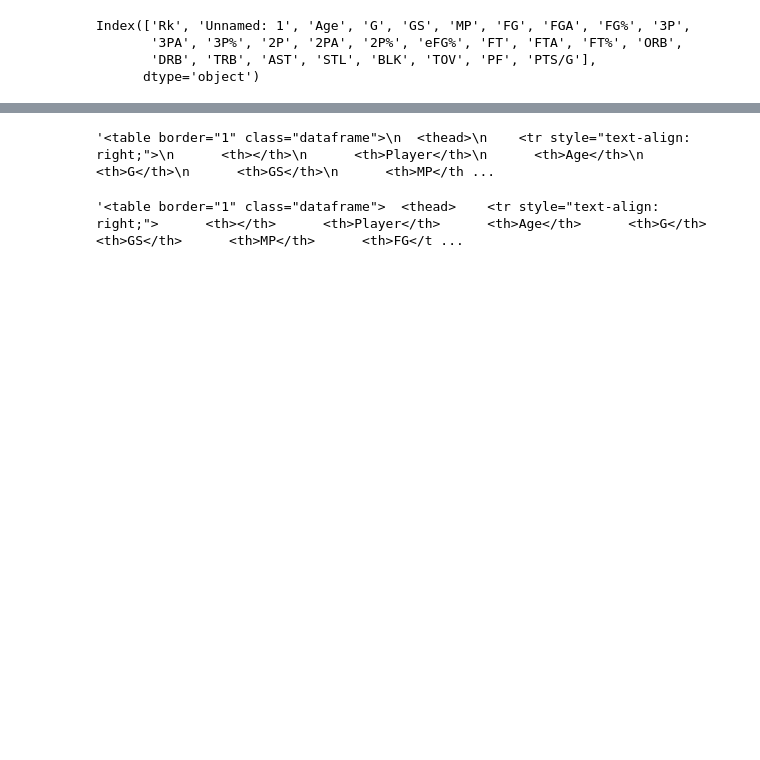
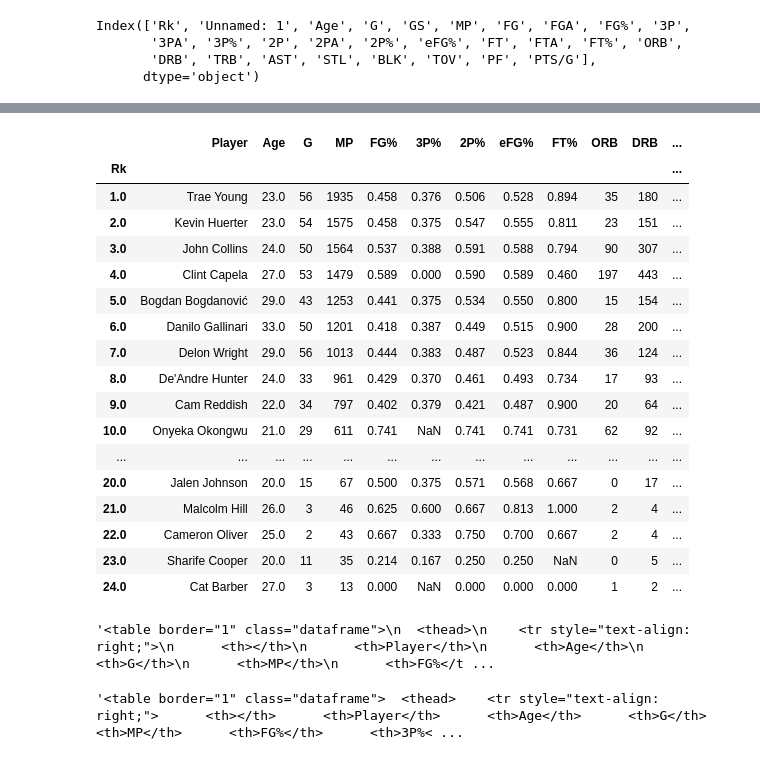
Before and after one commit to almulldreyer/machine-learning-project-4, a Jupyter notebook: scraping/demo stat scrape/statscrape.ipynb, the cells around one changed output, grey strips where cells are left out. Cells and saved outputs as stored; diff of their text form; code cells hidden in the pictures; blank space fills up the shorter version.

```diff
--- a/scraping/demo stat scrape/statscrape.ipynb
+++ b/scraping/demo stat scrape/statscrape.ipynb
@@ -139,15 +159,37 @@ atl22
 | 23.0 | Sharife Cooper | 20.0 | 11 | 0.0 | 35 | 3 | 14 | 0.214 | 1 | 6 | ... | ... |
 | 24.0 | Cat Barber | 27.0 | 3 | 0.0 | 13 | 0 | 4 | 0.000 | 0 | 0 | ... | ... |
 24 rows × 27 columns
+# %%
+atl22 = atl22.drop(columns={"GS", "FG", "FGA", "3P", "3PA", "2P", "2PA", "FT", "FTA"})
+atl22
+# %% [output]
+|  | Player | Age | G | MP | FG% | 3P% | 2P% | eFG% | FT% | ORB | DRB | ... |
+| Rk |  |  |  |  |  |  |  |  |  |  |  | ... |
+| 1.0 | Trae Young | 23.0 | 56 | 1935 | 0.458 | 0.376 | 0.506 | 0.528 | 0.894 | 35 | 180 | ... |
+| 2.0 | Kevin Huerter | 23.0 | 54 | 1575 | 0.458 | 0.375 | 0.547 | 0.555 | 0.811 | 23 | 151 | ... |
+| 3.0 | John Collins | 24.0 | 50 | 1564 | 0.537 | 0.388 | 0.591 | 0.588 | 0.794 | 90 | 307 | ... |
+| 4.0 | Clint Capela | 27.0 | 53 | 1479 | 0.589 | 0.000 | 0.590 | 0.589 | 0.460 | 197 | 443 | ... |
+| 5.0 | Bogdan Bogdanović | 29.0 | 43 | 1253 | 0.441 | 0.375 | 0.534 | 0.550 | 0.800 | 15 | 154 | ... |
+| 6.0 | Danilo Gallinari | 33.0 | 50 | 1201 | 0.418 | 0.387 | 0.449 | 0.515 | 0.900 | 28 | 200 | ... |
+| 7.0 | Delon Wright | 29.0 | 56 | 1013 | 0.444 | 0.383 | 0.487 | 0.523 | 0.844 | 36 | 124 | ... |
+| 8.0 | De'Andre Hunter | 24.0 | 33 | 961 | 0.429 | 0.370 | 0.461 | 0.493 | 0.734 | 17 | 93 | ... |
+| 9.0 | Cam Reddish | 22.0 | 34 | 797 | 0.402 | 0.379 | 0.421 | 0.487 | 0.900 | 20 | 64 | ... |
+| 10.0 | Onyeka Okongwu | 21.0 | 29 | 611 | 0.741 | NaN | 0.741 | 0.741 | 0.731 | 62 | 92 | ... |
+| ... | ... | ... | ... | ... | ... | ... | ... | ... | ... | ... | ... | ... |
+| 20.0 | Jalen Johnson | 20.0 | 15 | 67 | 0.500 | 0.375 | 0.571 | 0.568 | 0.667 | 0 | 17 | ... |
+| 21.0 | Malcolm Hill | 26.0 | 3 | 46 | 0.625 | 0.600 | 0.667 | 0.813 | 1.000 | 2 | 4 | ... |
+| 22.0 | Cameron Oliver | 25.0 | 2 | 43 | 0.667 | 0.333 | 0.750 | 0.700 | 0.667 | 2 | 4 | ... |
+| 23.0 | Sharife Cooper | 20.0 | 11 | 35 | 0.214 | 0.167 | 0.250 | 0.250 | NaN | 0 | 5 | ... |
+| 24.0 | Cat Barber | 27.0 | 3 | 13 | 0.000 | NaN | 0.000 | 0.000 | 0.000 | 1 | 2 | ... |
 # %%
 #convert to html format
 ATLtable2 = atl22.to_html()
 ATLtable2
 # %% [output]
-'<table border="1" class="dataframe">\n  <thead>\n    <tr style="text-align: right;">\n      <th></th>\n      <th>Player</th>\n      <th>Age</th>\n      <th>G</th>\n      <th>GS</th>\n      <th>MP</th ...
+'<table border="1" class="dataframe">\n  <thead>\n    <tr style="text-align: right;">\n      <th></th>\n      <th>Player</th>\n      <th>Age</th>\n      <th>G</th>\n      <th>MP</th>\n      <th>FG%</t ...
 # %%
 #clean html format
 ATLt2 = ATLtable2.replace('\n','')
 ATLt2
 # %% [output]
-'<table border="1" class="dataframe">  <thead>    <tr style="text-align: right;">      <th></th>      <th>Player</th>      <th>Age</th>      <th>G</th>      <th>GS</th>      <th>MP</th>      <th>FG</t ...
+'<table border="1" class="dataframe">  <thead>    <tr style="text-align: right;">      <th></th>      <th>Player</th>      <th>Age</th>      <th>G</th>      <th>MP</th>      <th>FG%</th>      <th>3P%< ...
```
Also changed, not shown: parts of 8 cells of this notebook, 3 other files.
